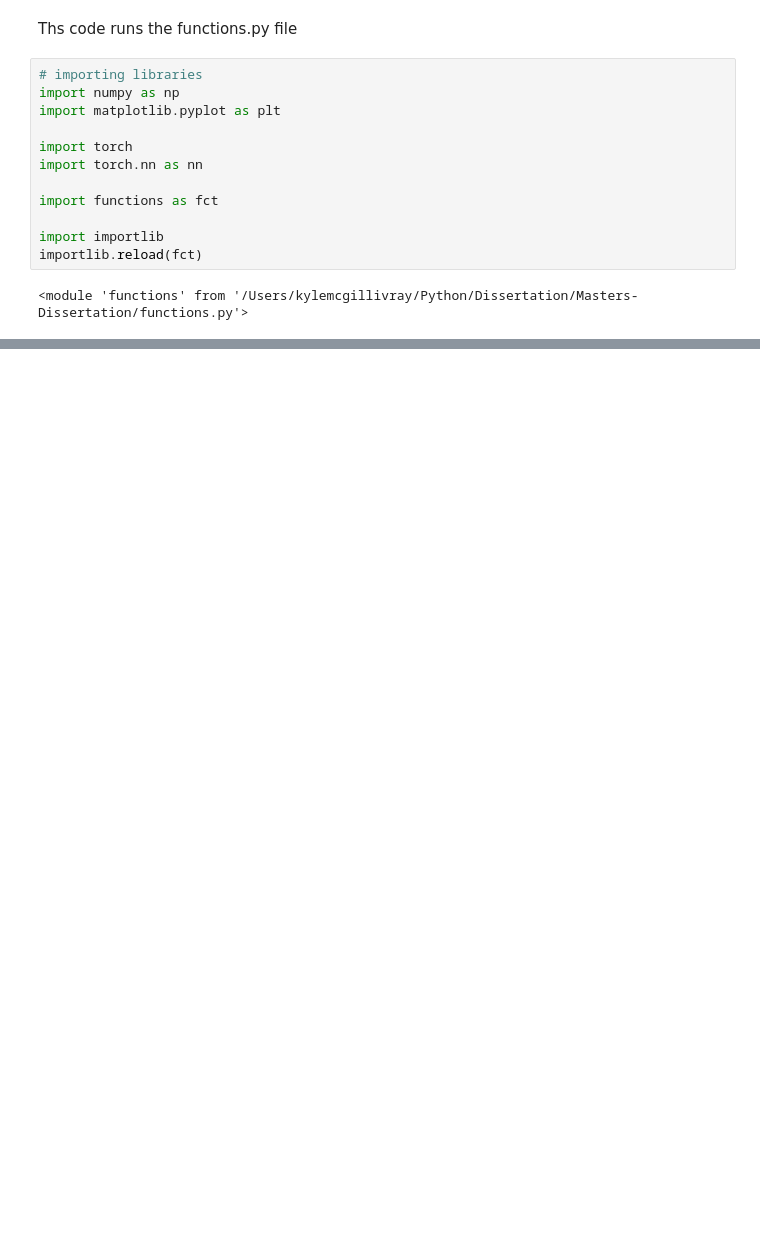
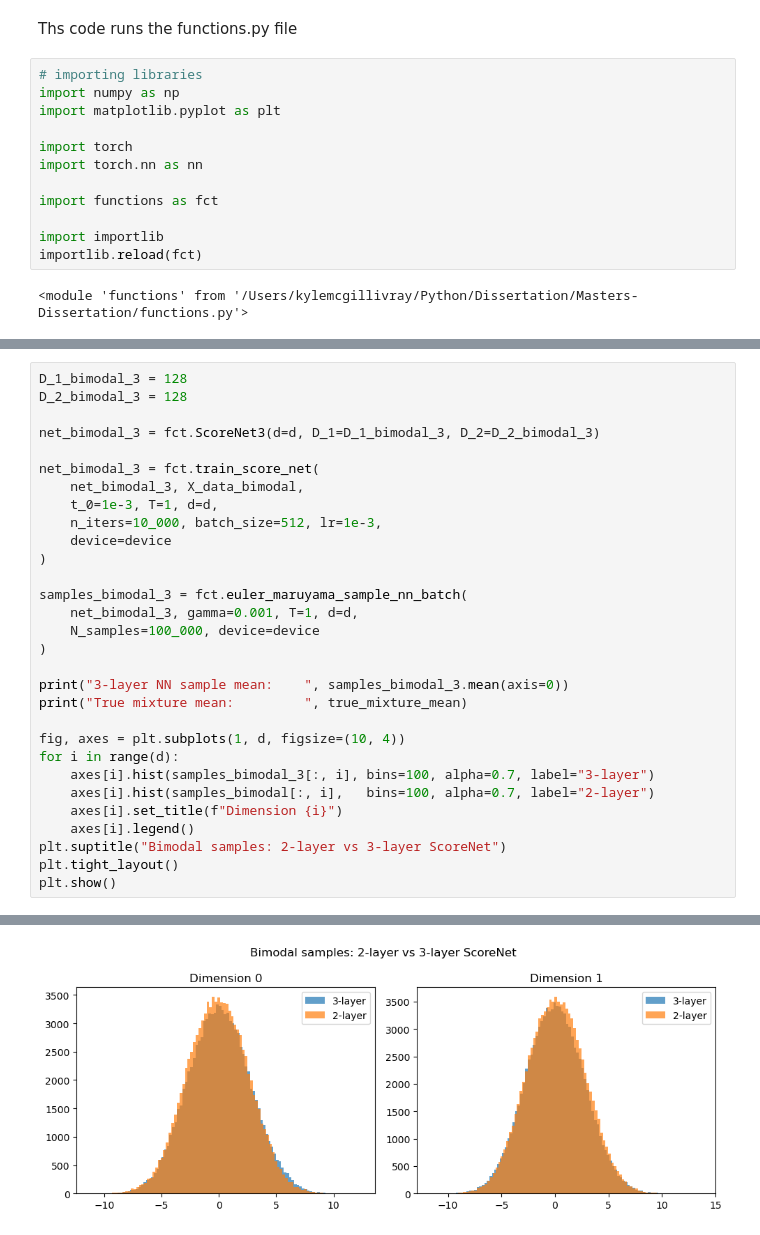
Before and after one commit to kylemcgillivray/Masters-Dissertation, a Jupyter notebook: sampler.ipynb, the cells around one changed output, grey strips where cells are left out. Drawn from its saved outputs; the diff is of its cells as text; blank space fills up the shorter version.

```diff
--- a/sampler.ipynb
+++ b/sampler.ipynb
@@ -185,0 +187,31 @@ True mixture mean:  [2.1 2.1]
+# %%
+D_1_bimodal_3 = 128
+D_2_bimodal_3 = 128
+
+net_bimodal_3 = fct.ScoreNet3(d=d, D_1=D_1_bimodal_3, D_2=D_2_bimodal_3)
+
+net_bimodal_3 = fct.train_score_net(
+    net_bimodal_3, X_data_bimodal,
+    t_0=1e-3, T=1, d=d,
+    n_iters=10_000, batch_size=512, lr=1e-3,
+    device=device
+)
+
+samples_bimodal_3 = fct.euler_maruyama_sample_nn_batch(
+    net_bimodal_3, gamma=0.001, T=1, d=d,
+    N_samples=100_000, device=device
+)
+
+print("3-layer NN sample mean:    ", samples_bimodal_3.mean(axis=0))
+print("True mixture mean:         ", true_mixture_mean)
+
+fig, axes = plt.subplots(1, d, figsize=(10, 4))
+for i in range(d):
+    axes[i].hist(samples_bimodal_3[:, i], bins=100, alpha=0.7, label="3-layer")
+    axes[i].hist(samples_bimodal[:, i],   bins=100, alpha=0.7, label="2-layer")
+    axes[i].set_title(f"Dimension {i}")
+    axes[i].legend()
+plt.suptitle("Bimodal samples: 2-layer vs 3-layer ScoreNet")
+plt.tight_layout()
+plt.show()
+# %% [output]
@@ -185,0 +235 @@ True mixture mean:  [2.1 2.1]
+[figure, added]
```
Also changed, not shown: parts of 8 cells of this notebook, 1 other file.
